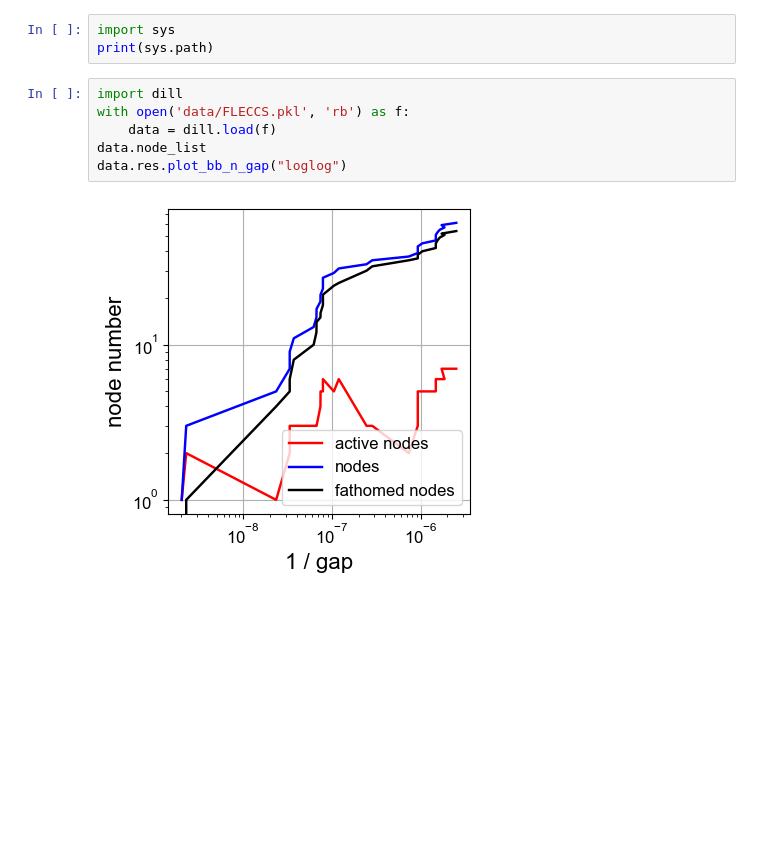
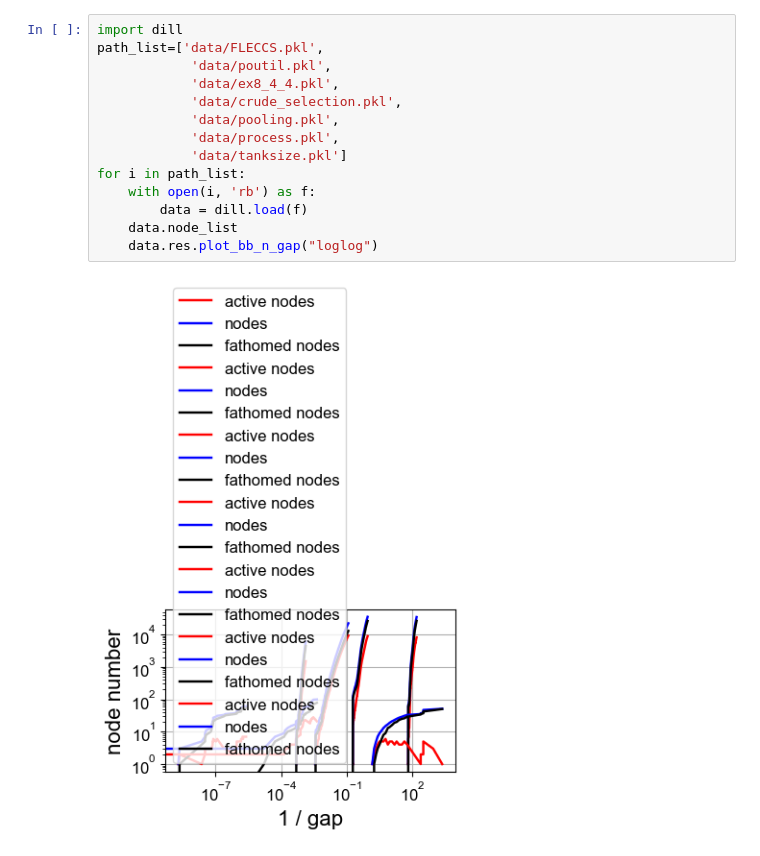
Before and after one commit to yship1002/decomp, a Jupyter notebook: graphing/test.ipynb, the cells around one changed output. Saved outputs shown, nothing was run; the diff lists cells and outputs as text; blank space fills up the shorter version.

```diff
--- a/graphing/test.ipynb
+++ b/graphing/test.ipynb
@@ -1,11 +1,16 @@
-# %%
-import sys
-print(sys.path)
 # %%
 import dill
-with open('data/FLECCS.pkl', 'rb') as f:
-    data = dill.load(f)
-data.node_list
-data.res.plot_bb_n_gap("loglog")
+path_list=['data/FLECCS.pkl',
+            'data/poutil.pkl',
+            'data/ex8_4_4.pkl',
+            'data/crude_selection.pkl',
+            'data/pooling.pkl',
+            'data/process.pkl',
+            'data/tanksize.pkl']
+for i in path_list:
+    with open(i, 'rb') as f:
+        data = dill.load(f)
+    data.node_list
+    data.res.plot_bb_n_gap("loglog")
 # %% [output]
-[figure, old version]
+[figure, new version]
```
Also changed, not shown: 3 other files.
